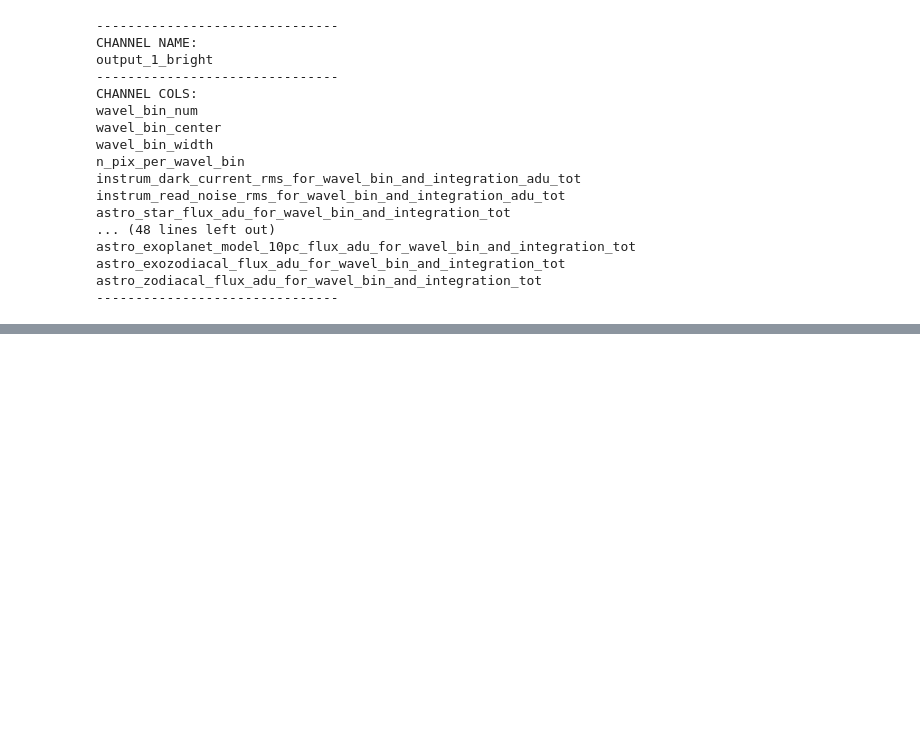
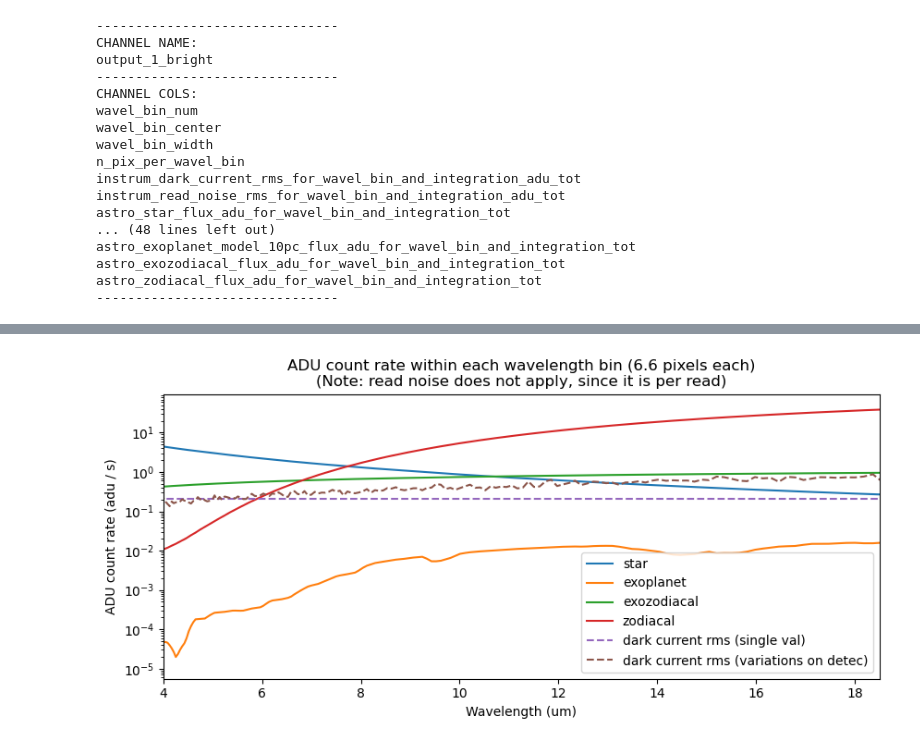
Before and after one commit to mwanakijiji/life_detectors, a Jupyter notebook: dev_notebooks/data_vector_samples.ipynb, the cells around one changed output, grey strips where cells are left out. Drawn from its saved outputs; the diff is of its cells as text; code cells hidden in the pictures; blank space fills up the shorter version.

```diff
--- a/dev_notebooks/data_vector_samples.ipynb
+++ b/dev_notebooks/data_vector_samples.ipynb
@@ -59,0 +77,33 @@ astro_zodiacal_flux_adu_for_wavel_bin_and_integration_tot
+# %%
+# convert back to per-second quantities
+
+t_int = 6667 * u.second # integration time
+star_adu_rate = channel_dark_3['astro_star_flux_adu_for_wavel_bin_and_integration_tot'] / t_int
+exoplanet_adu_rate = channel_dark_3['astro_exoplanet_model_10pc_flux_adu_for_wavel_bin_and_integration_tot'] / t_int
+exozodiacal_adu_rate = channel_dark_3['astro_exozodiacal_flux_adu_for_wavel_bin_and_integration_tot'] / t_int
+zodiacal_adu_rate = channel_dark_3['astro_zodiacal_flux_adu_for_wavel_bin_and_integration_tot'] / t_int
+dark_current_rms = channel_dark_3['instrum_dark_current_rms_for_wavel_bin_and_integration_adu_tot'] / np.sqrt(t_int)
+
+# just a stand-in for dark current fluctuation: some slope and noise on top of that
+rng = np.random.default_rng(42)
+dark_current_rms_variable = 0.2 * dark_current_rms * channel_dark_3['wavel_bin_center'] * (1 + rng.normal(0, 0.1, size=len(dark_current_rms)))
+
+fig, ax = plt.subplots(figsize=(10,4))
+
+ax.plot(channel_dark_3['wavel_bin_center'], star_adu_rate, label='star')
+ax.plot(channel_dark_3['wavel_bin_center'], exoplanet_adu_rate, label='exoplanet')
+ax.plot(channel_dark_3['wavel_bin_center'], exozodiacal_adu_rate, label='exozodiacal')
+ax.plot(channel_dark_3['wavel_bin_center'], zodiacal_adu_rate, label='zodiacal')
+ax.plot(channel_dark_3['wavel_bin_center'], dark_current_rms, linestyle='--', label='dark current rms (single val)')
+ax.plot(channel_dark_3['wavel_bin_center'], dark_current_rms_variable, linestyle='--', label='dark current rms (variations on detec)')
+
+
+ax.set_xlim([4,18.5])
+ax.set_yscale('log')
+plt.xlabel(f"Wavelength ({channel_dark_3['wavel_bin_center'].unit})")
+plt.ylabel(f"ADU count rate ({star_adu_rate.unit})")
+plt.legend()
+plt.title('ADU count rate within each wavelength bin (6.6 pixels each)\n(Note: read noise does not apply, since it is per read)')
+plt.show()
+# %% [output]
+[figure, added]
```
Also changed, not shown: parts of 8 cells of this notebook, 1 other file.
